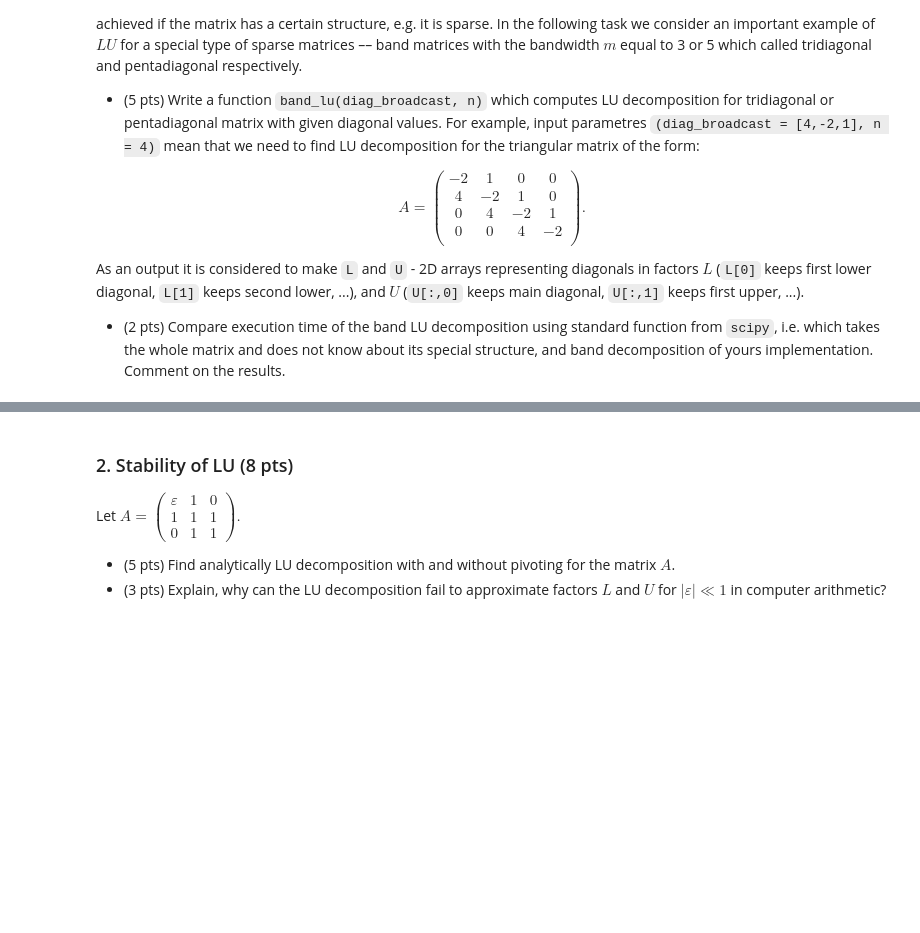
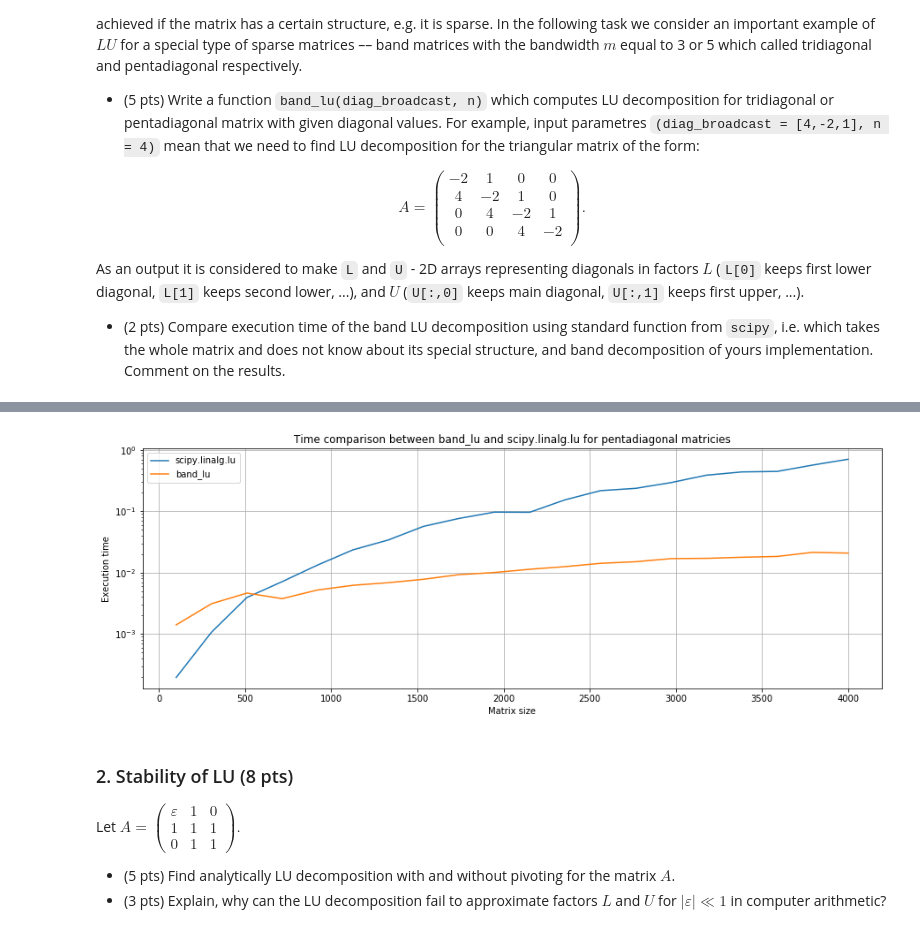
Before and after one commit to lit-leo/nla2019, a Jupyter notebook: psets/pset2/PS2.ipynb, the cells around one changed output, grey strips where cells are left out. Saved outputs shown, nothing was run; the diff lists cells and outputs as text; code cells hidden in the pictures; blank space fills up the shorter version.

```diff
--- a/psets/pset2/PS2.ipynb
+++ b/psets/pset2/PS2.ipynb
@@ -36,0 +196,13 @@ def band_lu(diag_broadcast, n):
+# %%
+shapes = np.linspace(100, 4000, 20).astype(int)
+
+lu_t = []
+band_t = []
+for shape in shapes:
+    matrix = diags([-1, -1, 5, -1, -1], [-2, -1, 0, 1, 2], shape=(shape, shape)).todense()
+
+    lu_time = %timeit -r 3 -n 10 -o lu(matrix)
+    lu_t.append(lu_time.best)
+
+    band_time = %timeit -r 3 -n 10 -o band_lu([-1, -1, 5, -1, -1], shape)
+    band_t.append(band_time.best)
@@ -37,3 +227,16 @@ def band_lu(diag_broadcast, n):
+# %%
+plt.figure(figsize=(15, 5))
+plt.title(r"Time comparison between band_lu and scipy.linalg.lu for pentadiagonal matricies")
+plt.plot(shapes, lu_t, label='scipy.linalg.lu')
+plt.plot(shapes, band_t, label='band_lu')
+plt.xlabel('Matrix size')
+plt.ylabel('Execution time')
+plt.yscale('log')
+plt.grid()
+plt.legend(loc='best')
+plt.show()
+# %% [output]
+[figure, added]
 # %% [markdown]
 ### 2. Stability of LU (8 pts)
 
```
Also changed, not shown: parts of 83 cells of this notebook, 1 other file.
